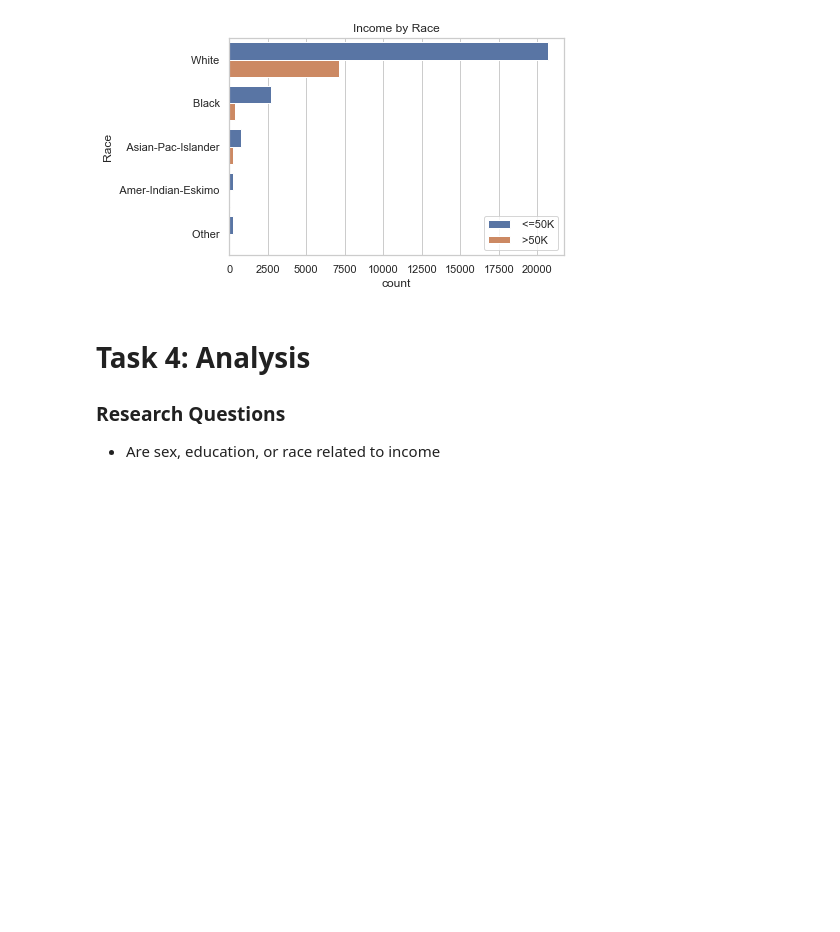
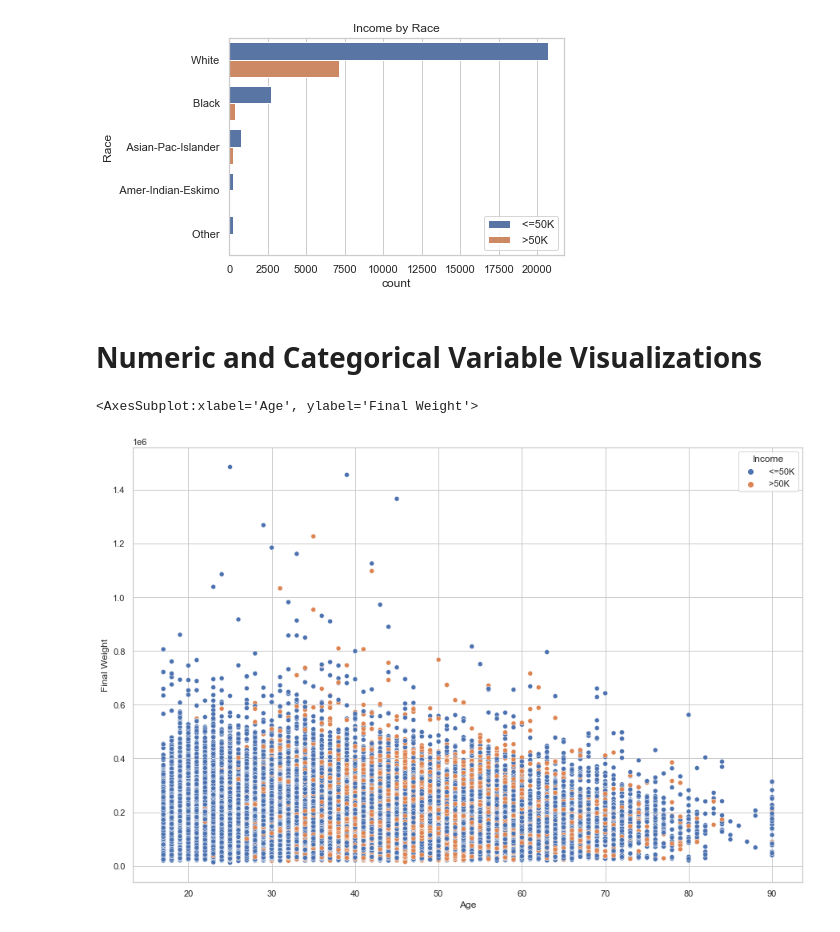
Before and after one commit to data301-2021-summer2/project-group6-project, a Jupyter notebook: analysis/EDA.ipynb, the cells around one changed output. Cells and saved outputs as stored; diff of their text form; code cells hidden in the pictures; blank space fills up the shorter version.

```diff
--- a/analysis/EDA.ipynb
+++ b/analysis/EDA.ipynb
@@ -91,7 +91,11 @@ plt.show()
 # g.despine(left=True)
 # plt.legend(loc='upper left')
 # g.set_ylabels("survival probability")
-# %% [markdown]
-# Task 4: Analysis
-### Research Questions
-- Are sex, education, or race related to income
+# %% [markdown]
+# Numeric and Categorical Variable Visualizations
+# %%
+plt.figure(figsize=(15,10))
+sns.scatterplot(data=df, x="Age", y="Final Weight", hue='Income')
+# %% [output]
+<AxesSubplot:xlabel='Age', ylabel='Final Weight'>
+[figure, added]
```
Also changed, not shown: parts of 7 cells of this notebook, 3 other files.
